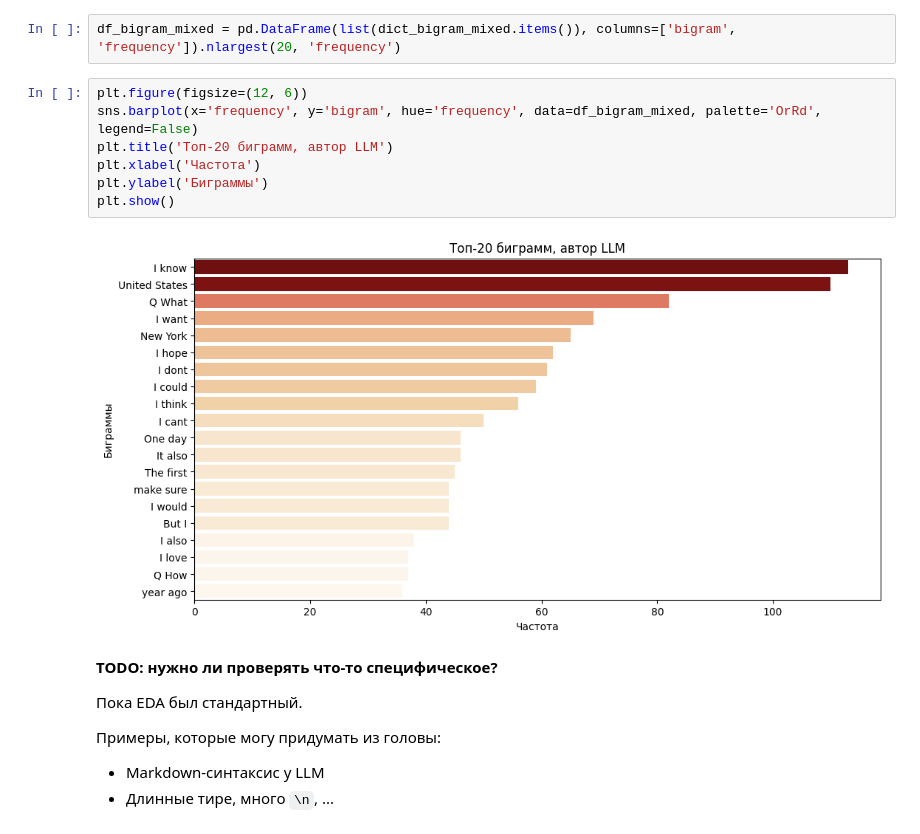
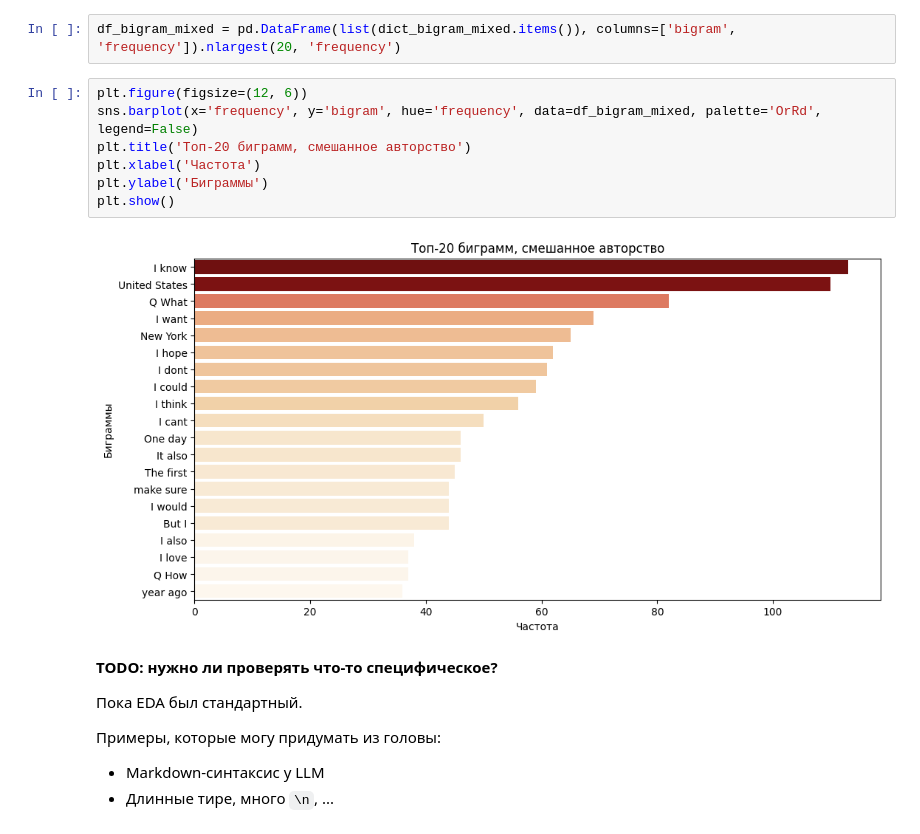
Before and after one commit to aefrt/llm-detection, a Jupyter notebook: eda.ipynb, the cells around one changed output. Drawn from its saved outputs; the diff is of its cells as text.

```diff
--- a/eda.ipynb
+++ b/eda.ipynb
@@ -634,12 +795,12 @@ df_bigram_mixed = pd.DataFrame(list(dict_bigram_mixed.items()), columns=['bigram
 # %%
 plt.figure(figsize=(12, 6))
 sns.barplot(x='frequency', y='bigram', hue='frequency', data=df_bigram_mixed, palette='OrRd', legend=False)
-plt.title('Топ-20 биграмм, автор LLM')
+plt.title('Топ-20 биграмм, смешанное авторство')
 plt.xlabel('Частота')
 plt.ylabel('Биграммы')
 plt.show()
 # %% [output]
-[figure, old version]
+[figure, new version]
 # %% [markdown]
 **TODO: нужно ли проверять что-то специфическое?**
 
```
Also changed, not shown: parts of 22 cells of this notebook, 1 other file.
